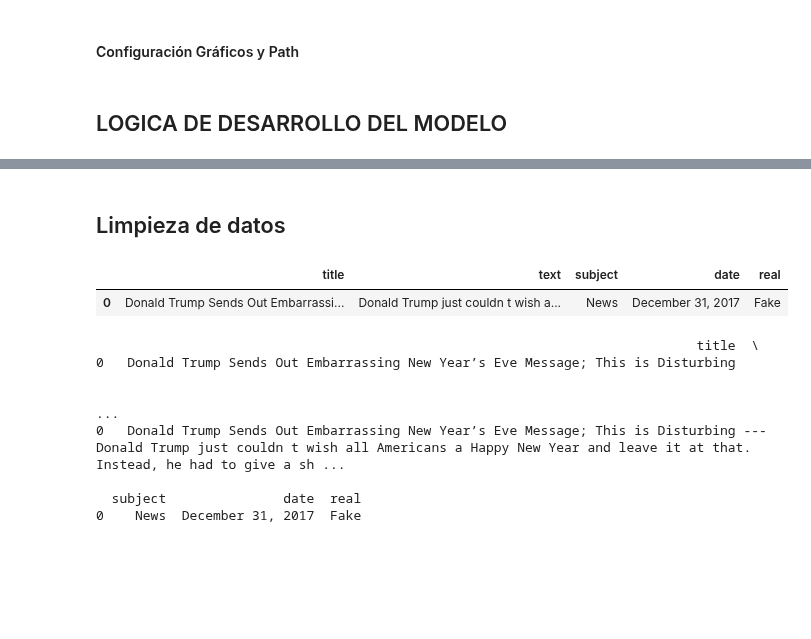
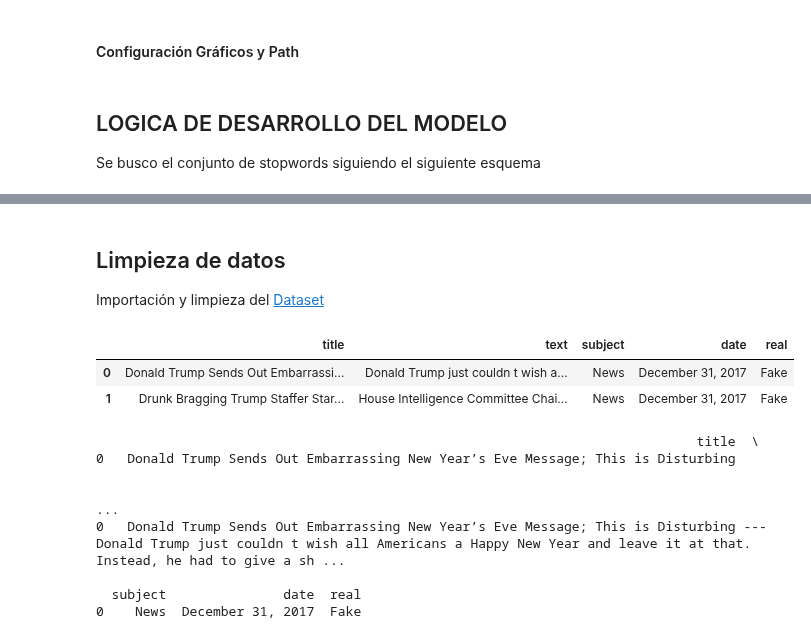
Before and after one commit to germanscillato/DS_DIGITALHOUSE-TP-INTEGRADOR, a Jupyter notebook: fakenews_organizada.ipynb, the cells around one changed output, grey strips where cells are left out. Cells and saved outputs as stored; diff of their text form; code cells hidden in the pictures; blank space fills up the shorter version.

```diff
--- a/fakenews_organizada.ipynb
+++ b/fakenews_organizada.ipynb
@@ -125,18 +125,23 @@ mask_pos = np.array(Image.open(path.join(d, "./data/Thumbs.png")))
 mask_neg = np.array(Image.open(path.join(d, "./data/Thumbsdw.png")))
 # %% [markdown]
 ## LOGICA DE DESARROLLO DEL MODELO
+Se busco el conjunto de stopwords siguiendo el siguiente esquema
 # %% [markdown]
 ![Diagrama](./data/fake_d.png)
-# %% [markdown]
-## Limpieza de datos
+# %% [markdown]
+## Limpieza de datos
+Importación y limpieza del
+[Dataset](https://www.kaggle.com/datasets/clmentbisaillon/fake-and-real-news-dataset)
 # %%
-# Dataset from https://www.kaggle.com/datasets/clmentbisaillon/fake-and-real-news-dataset
+# Se une el dataset, con append entre True y Fake.
+
 file_names_true = pd.read_csv('./data/True.csv')
 file_names_true['real'] = 'True'
 file_names_fake = pd.read_csv('./data/Fake.csv')
 file_names_fake['real'] = 'Fake'
 data = file_names_fake.append(file_names_true, ignore_index=True)
-data.head(1)
+data.head(2)
 # %% [output]
 |  | title | text | subject | date | real |
 | 0 | Donald Trump Sends Out Embarrassi... | Donald Trump just couldn t wish a... | News | December 31, 2017 | Fake |
+| 1 | Drunk Bragging Trump Staffer Star... | House Intelligence Committee Chai... | News | December 31, 2017 | Fake |
```
Also changed, not shown: parts of 33 cells of this notebook, 2 other files.
